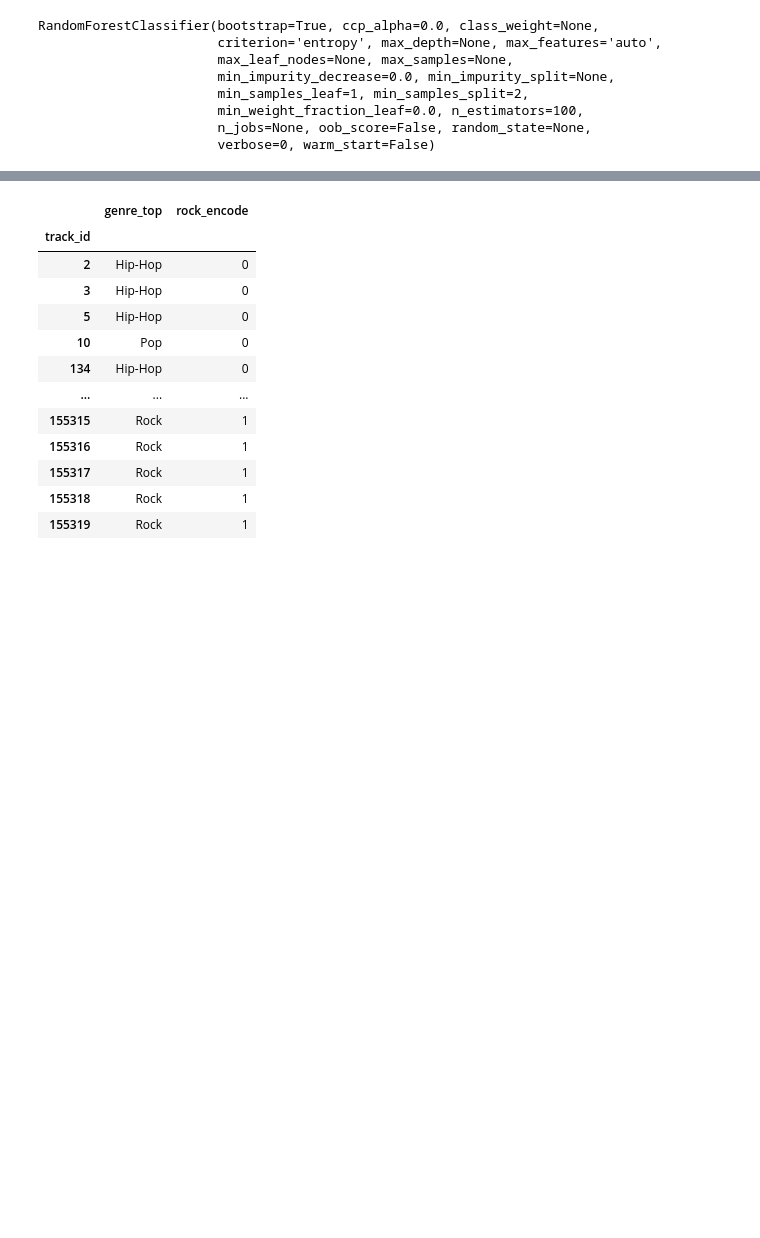
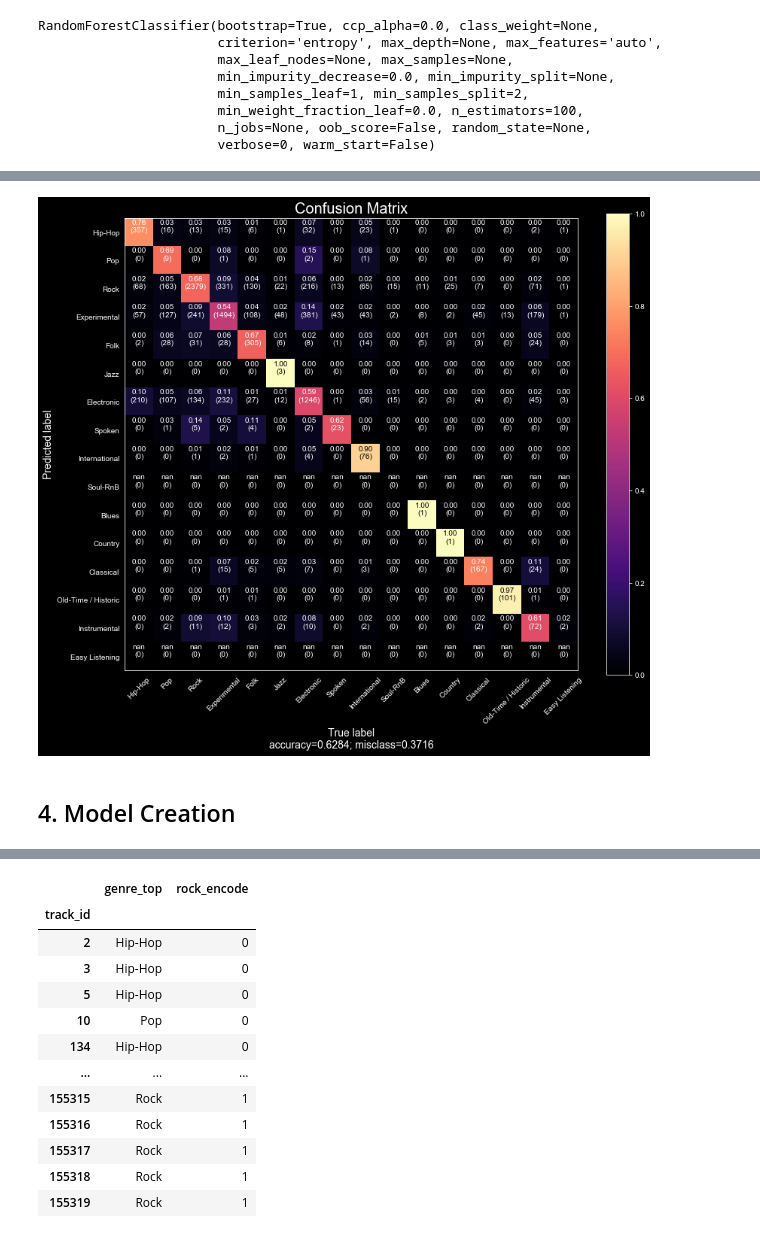
Before and after one commit to dancassin/Thinkful, a Jupyter notebook: 25.1 Supervised Learning Capstone.ipynb, the cells around one changed output, grey strips where cells are left out. Drawn from its saved outputs; the diff is of its cells as text; code cells hidden in the pictures; blank space fills up the shorter version.

```diff
--- a/25.1 Supervised Learning Capstone.ipynb
+++ b/25.1 Supervised Learning Capstone.ipynb
@@ -444 +456,53 @@ plot_confusion_matrix(rfc_conf_matrix, target_names = with_genres['genre_top'].u
+# %%
+def plot_confusion_matrix(cm2, target_names, title='Confusion Matrix', cmap=None, normalize=True):
+
+    accuracy = np.trace(cm2) / float(np.sum(cm2))
+    misclass = 1 - accuracy
+
+    if cmap is None:
+        cmap = plt.get_cmap('Blues')
+
+    plt.figure(figsize=(12, 10))
+    plt.title(title, fontsize=20)
+
+
+    if target_names is not None:
+        tick_marks = np.arange(len(target_names))
+        plt.xticks(tick_marks, target_names, rotation=45)
+        plt.yticks(tick_marks, target_names)
+
+    if normalize:
+        cm1 = cm2.astype('float') / cm2.sum(axis=1)[:, np.newaxis]
+        plt.imshow(cm1, interpolation='nearest', cmap=cmap)
+        plt.clim(0, 1)
+    else:
+        plt.imshow(cm2, interpolation='nearest', cmap=cmap)
+
+    thresh = cm1.max() / 1.5 if normalize else cm1.max() / 2
+    for i, j in itertools.product(range(cm2.shape[0]), range(cm2.shape[1])):
+        if normalize:
+            plt.text(j, i, "{:0.2f}\n({})".format(cm1[i, j], cm2[i,j]),
+                     horizontalalignment="center",
+                     color="black" if cm1[i, j] > 0.8 else "white")
+        else:
+            plt.text(j, i, "{:,}".format(cm2[i, j]),
+                     horizontalalignment="center",
+                     color="black" if cm2[i, j] > 1240 else "white")
+
+    plt.colorbar()
+    plt.tight_layout()
+    plt.ylabel('Predicted label', fontsize=14)
+    plt.xlabel('True label\naccuracy={:0.4f}; misclass={:0.4f}'.format(accuracy, misclass), fontsize=14)
+    plt.show()
+
+plot_confusion_matrix(rfc_conf_matrix, target_names = with_genres['genre_top'].unique(),
+                      cmap='magma', normalize=True);
+# Here we can visualize the large amount of errors, but we also see the genres with few observations
+# like Pop, Jazz, International, see to do well in general, and genres with more observations are not
+# doing as well. One factor may be Rock, Experimental and Electronic may have lots of genre crossover
+# that may be hard to distinguish.
+# %% [output]
+[figure, added]
+# %% [markdown]
+## 4. Model Creation
 # %%
```
Also changed, not shown: parts of 58 cells of this notebook.
